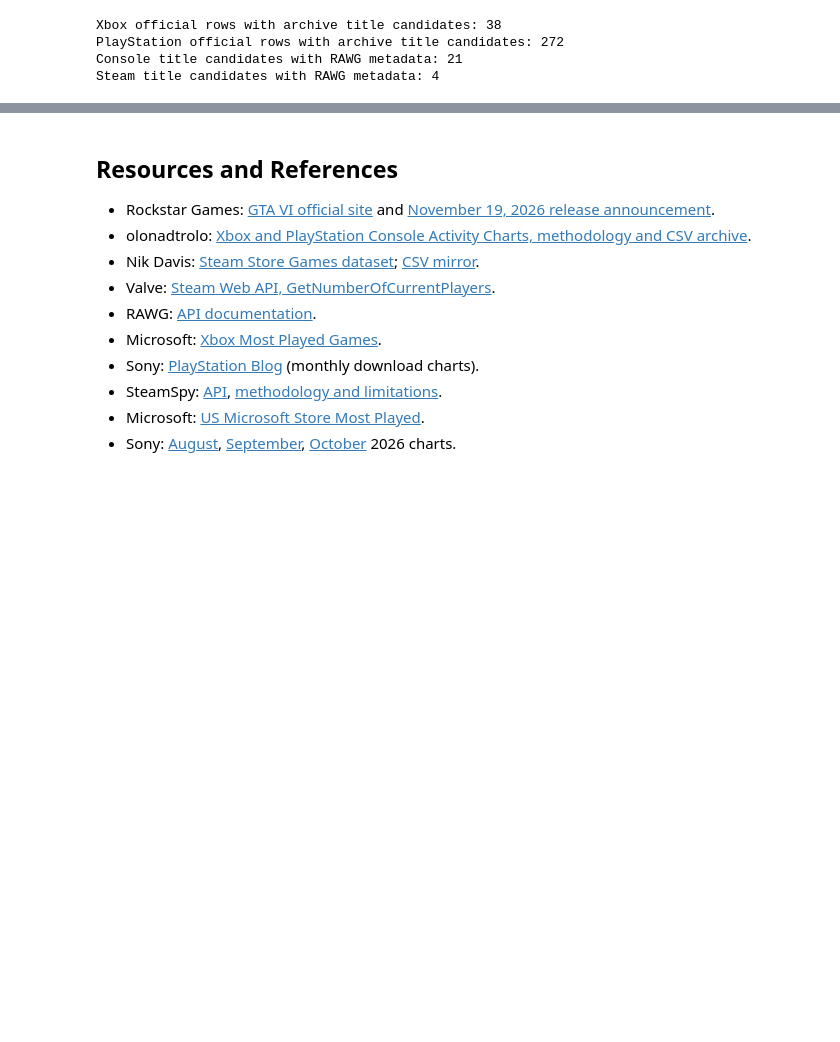
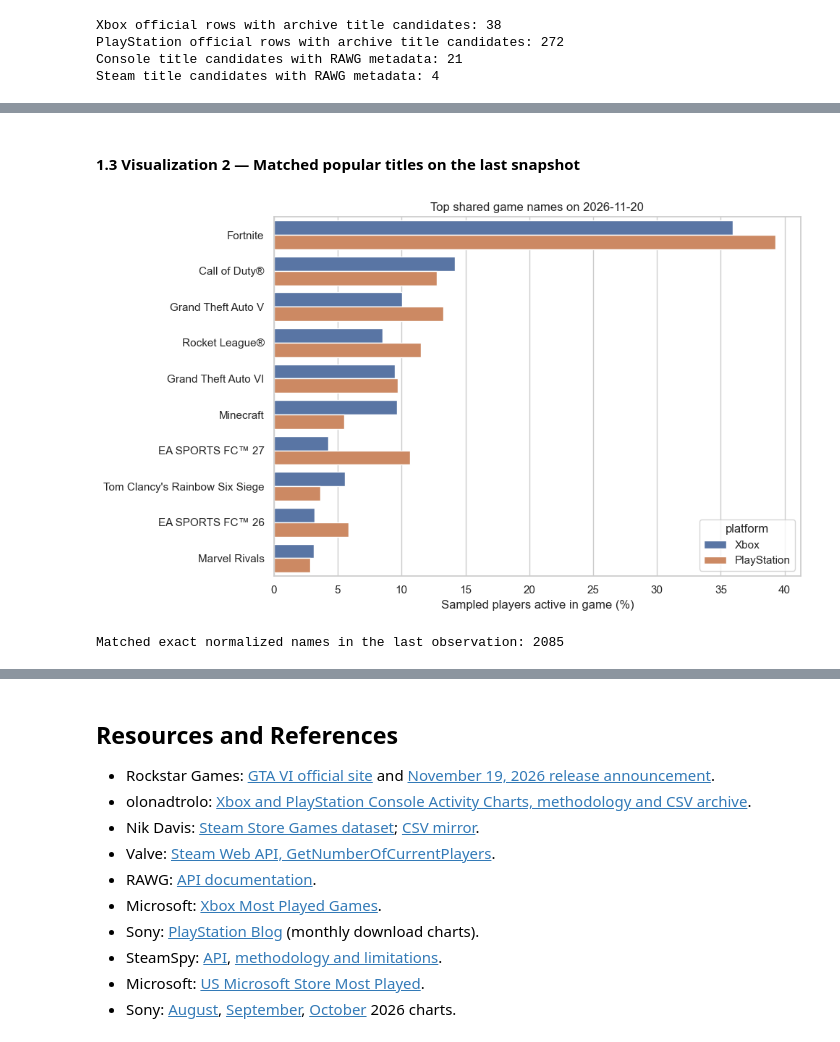
Before and after one commit to IT4063C-Fall2026/data-tech-analytics-final-project-nyamsijr, a Jupyter notebook: source.ipynb, the cells around one changed output, grey strips where cells are left out. Saved outputs shown, nothing was run; the diff lists cells and outputs as text; code cells hidden in the pictures; blank space fills up the shorter version.

```diff
--- a/source.ipynb
+++ b/source.ipynb
@@ -742,0 +942,28 @@ Steam title candidates with RAWG metadata: 4
+# %% [markdown]
+#### 1.3 Visualization 2 — Matched popular titles on the last snapshot
+# %%
+last_date = eda_console["chart_date"].max()
+latest_console = eda_console.loc[eda_console["chart_date"].eq(last_date)].copy()
+# One record per title key and platform is required for an unambiguous display join.
+unique_latest = latest_console.dropna(subset=["title_key"]).drop_duplicates(
+    ["platform", "title_key"], keep=False)
+shared_keys = (unique_latest.groupby("title_key")["platform"].nunique()
+               .loc[lambda s: s.eq(2)].index)
+plot_latest = unique_latest.loc[unique_latest["title_key"].isin(shared_keys)].copy()
+top_shared_keys = (plot_latest.groupby("title_key")["percentage"].mean()
+                   .nlargest(10).index)
+plot_latest = plot_latest.loc[plot_latest["title_key"].isin(top_shared_keys)]
+plot_latest["game"] = plot_latest["title_key"].map(
+    plot_latest.groupby("title_key")["title"].first())
+order = (plot_latest.groupby("game")["percentage"].mean().sort_values(ascending=False).index)
+fig, ax = plt.subplots(figsize=(10, 6))
+sns.barplot(data=plot_latest, x="percentage", y="game", hue="platform",
+            order=order, errorbar=None, ax=ax)
+ax.set(title=f"Top shared game names on {last_date:%Y-%m-%d}",
+       xlabel="Sampled players active in game (%)", ylabel="")
+plt.tight_layout()
+plt.show()
+print("Matched exact normalized names in the last observation:", len(shared_keys))
+# %% [output]
+[figure, added]
+Matched exact normalized names in the last observation: 2085
```
Also changed, not shown: parts of 24 cells of this notebook, 1 other file.
